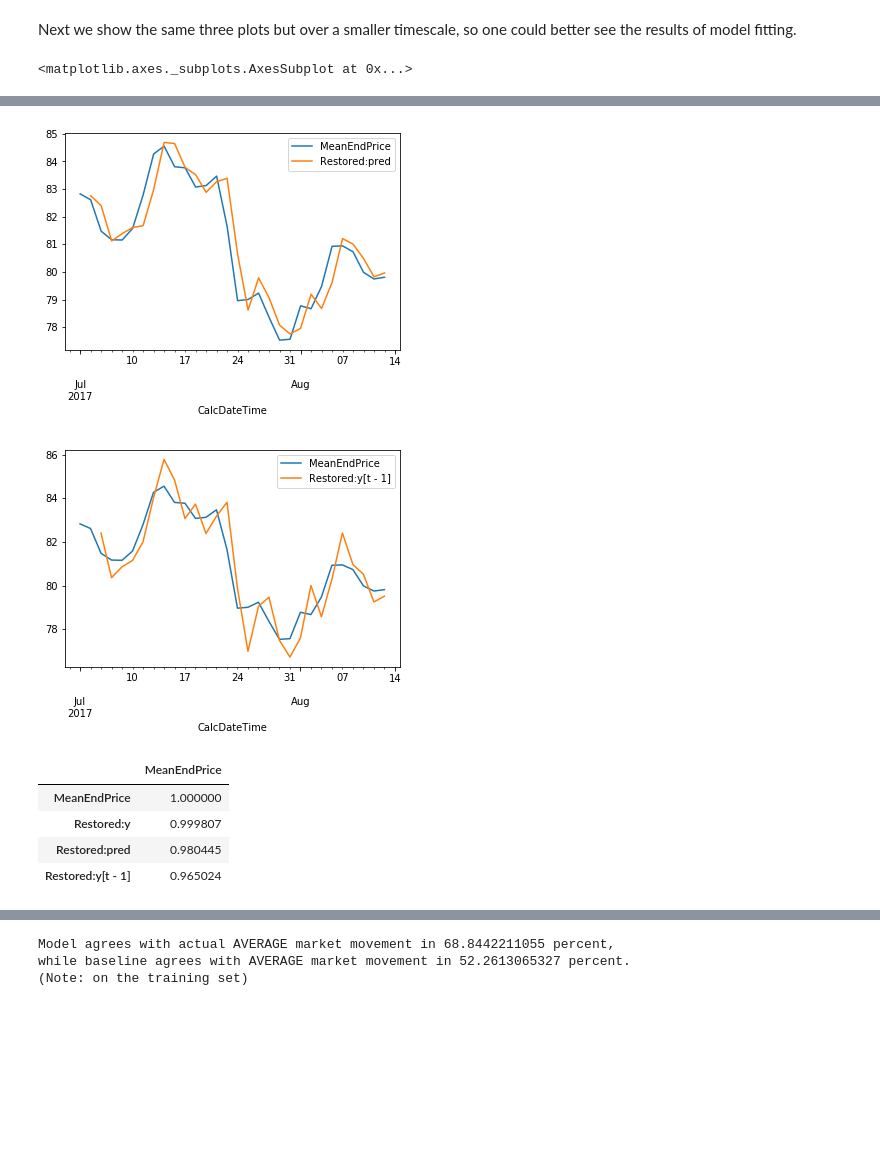
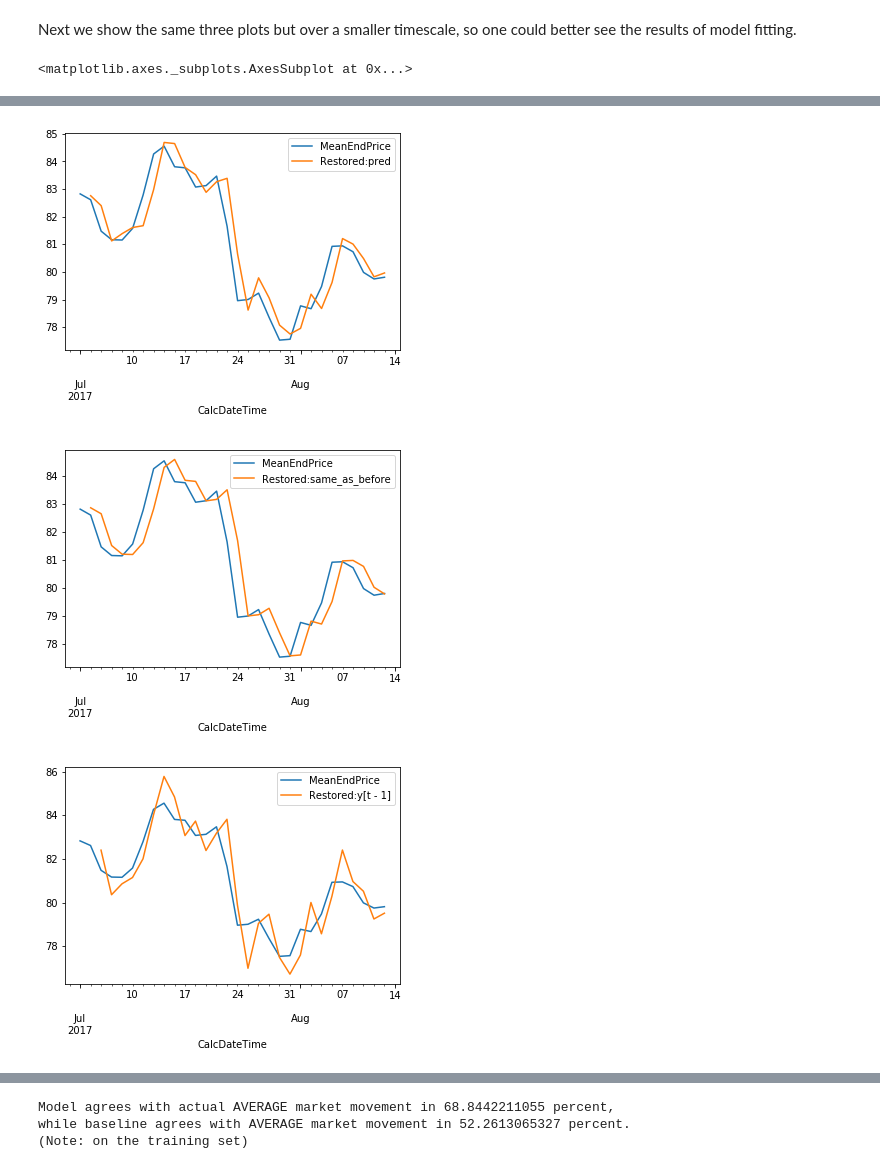
Before and after one commit to Originate/dbg-pds-tensorflow-demo, a Jupyter notebook: notebooks/supporting/simple-linear-model.ipynb, the cells around one changed output, grey strips where cells are left out. Cells and saved outputs as stored; diff of their text form; code cells hidden in the pictures; blank space fills up the shorter version.

```diff
--- a/notebooks/supporting/simple-linear-model.ipynb
+++ b/notebooks/supporting/simple-linear-model.ipynb
@@ -253,17 +271,11 @@ Next we show the same three plots but over a smaller timescale, so one could bet
 # %%
 meta[['MeanEndPrice', 'Restored:y']].head(30).plot()
 meta[['MeanEndPrice', 'Restored:pred']].head(30).plot()
+meta[['MeanEndPrice', 'Restored:same_as_before']].head(30).plot()
 meta[['MeanEndPrice', 'Restored:y[t - 1]']].head(30).plot()
 # %% [output]
 <matplotlib.axes._subplots.AxesSubplot at 0x...>
 [figure]
 [figure]
-[figure, old version]
+[figure, new version]
+[figure, added]
-# %%
-meta[['MeanEndPrice', 'Restored:y', 'Restored:pred', 'Restored:y[t - 1]']].corr()[['MeanEndPrice']]
-# %% [output]
-|  | MeanEndPrice |
-| MeanEndPrice | 1.000000 |
-| Restored:y | 0.999807 |
-| Restored:pred | 0.980445 |
-| Restored:y[t - 1] | 0.965024 |
```
Also changed, not shown: parts of 8 cells of this notebook.
